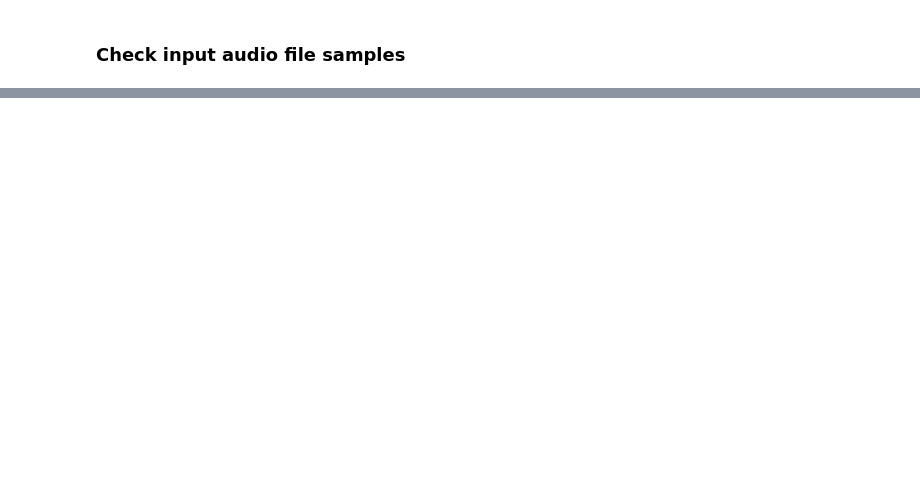
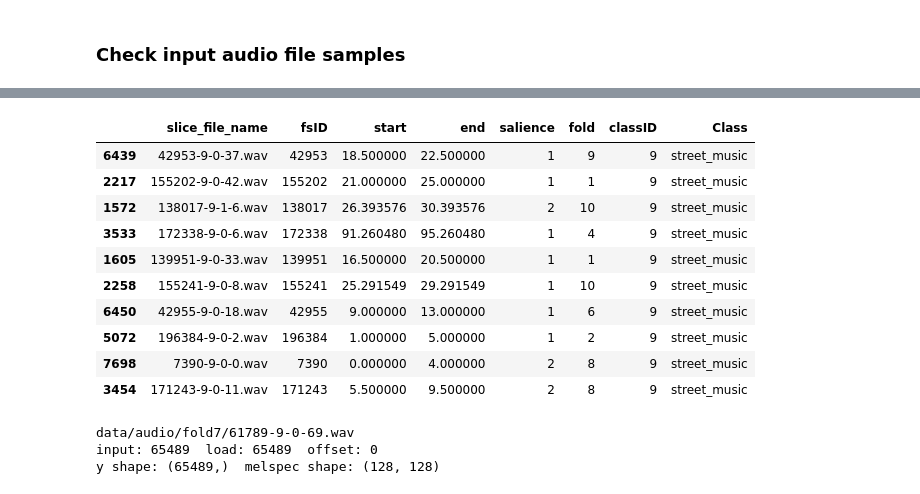
Before and after one commit to pascalsto/Urban-Sound-Classification, a Jupyter notebook: Classification.ipynb, the cells around one changed output, grey strips where cells are left out. Cells and saved outputs as stored; diff of their text form; code cells hidden in the pictures; blank space fills up the shorter version.

```diff
--- a/Classification.ipynb
+++ b/Classification.ipynb
@@ -163,0 +179,34 @@ librosa.display.specshow(ps, y_axis='mel', x_axis='time')
+# %%
+# street_music
+train_input[train_input['Class']=='street_music'].head(10)
+# %% [output]
+|  | slice_file_name | fsID | start | end | salience | fold | classID | Class |
+| 6439 | 42953-9-0-37.wav | 42953 | 18.500000 | 22.500000 | 1 | 9 | 9 | street_music |
+| 2217 | 155202-9-0-42.wav | 155202 | 21.000000 | 25.000000 | 1 | 1 | 9 | street_music |
+| 1572 | 138017-9-1-6.wav | 138017 | 26.393576 | 30.393576 | 2 | 10 | 9 | street_music |
+| 3533 | 172338-9-0-6.wav | 172338 | 91.260480 | 95.260480 | 1 | 4 | 9 | street_music |
+| 1605 | 139951-9-0-33.wav | 139951 | 16.500000 | 20.500000 | 1 | 1 | 9 | street_music |
+| 2258 | 155241-9-0-8.wav | 155241 | 25.291549 | 29.291549 | 1 | 10 | 9 | street_music |
+| 6450 | 42955-9-0-18.wav | 42955 | 9.000000 | 13.000000 | 1 | 6 | 9 | street_music |
+| 5072 | 196384-9-0-2.wav | 196384 | 1.000000 | 5.000000 | 1 | 2 | 9 | street_music |
+| 7698 | 7390-9-0-0.wav | 7390 | 0.000000 | 4.000000 | 2 | 8 | 9 | street_music |
+| 3454 | 171243-9-0-11.wav | 171243 | 5.500000 | 9.500000 | 2 | 8 | 9 | street_music |
+# %%
+# sample-2 load -> STREET_MUSIC
+sample2_name = '61789-9-0-69.wav'
+sample2 = AUDIO_DIR + '/fold' + str(train_input.loc[train_input['slice_file_name']==sample2_name, 'fold'].iloc[0]) + '/' + str(train_input.loc[train_input['slice_file_name']==sample2_name, 'slice_file_name'].iloc[0])
+print(sample2)
+duration = 2.97
+sr = 22050
+
+y2, sr2 = librosa.load(sample2, duration=duration, sr=sr)
+ps2 = librosa.feature.melspectrogram(y=y2, sr=sr2)
+
+input_length = sr * duration
+offset = len(y2) - round(input_length)
+print('input:', round(input_length), ' load:', len(y2), ' offset:', offset)
+print('y shape:', y.shape, ' melspec shape:', ps.shape)
+# %% [output]
+data/audio/fold7/61789-9-0-69.wav
+input: 65489  load: 65489  offset: 0
+y shape: (65489,)  melspec shape: (128, 128)
```
Also changed, not shown: parts of 20 cells of this notebook.
